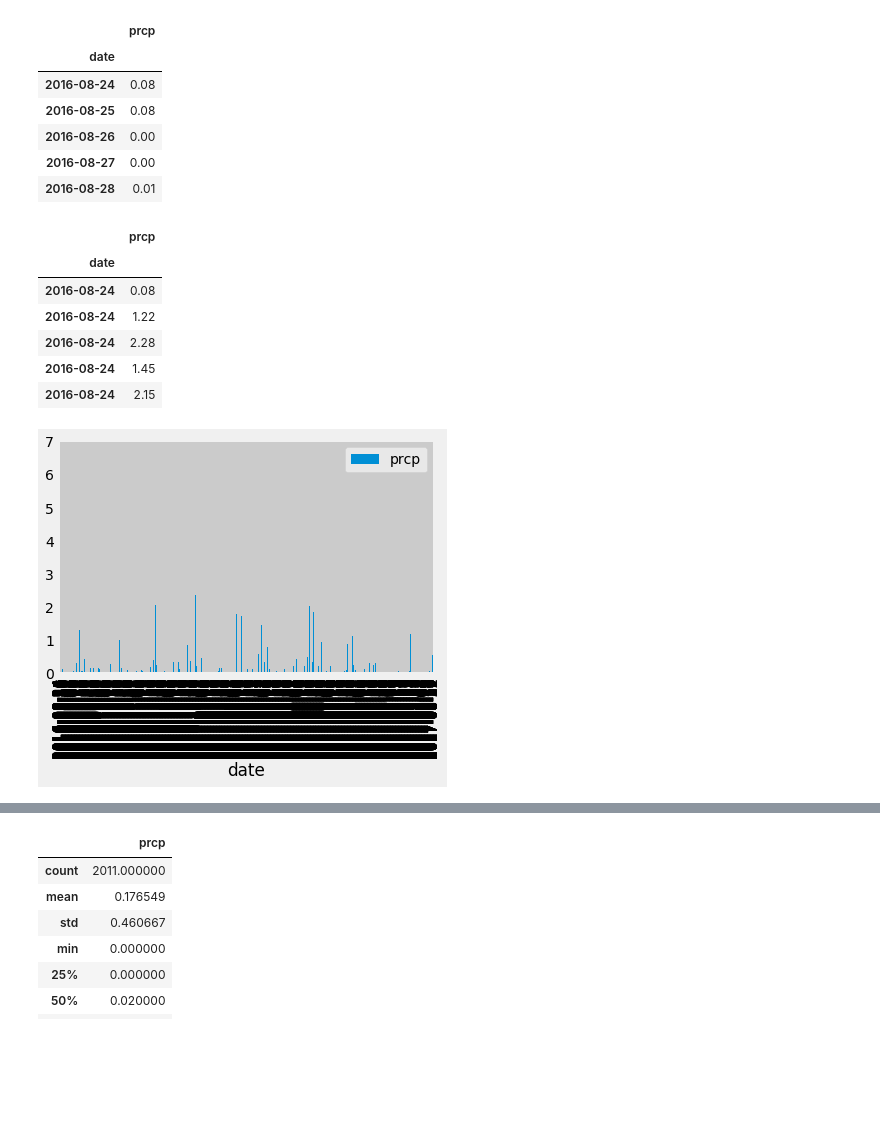
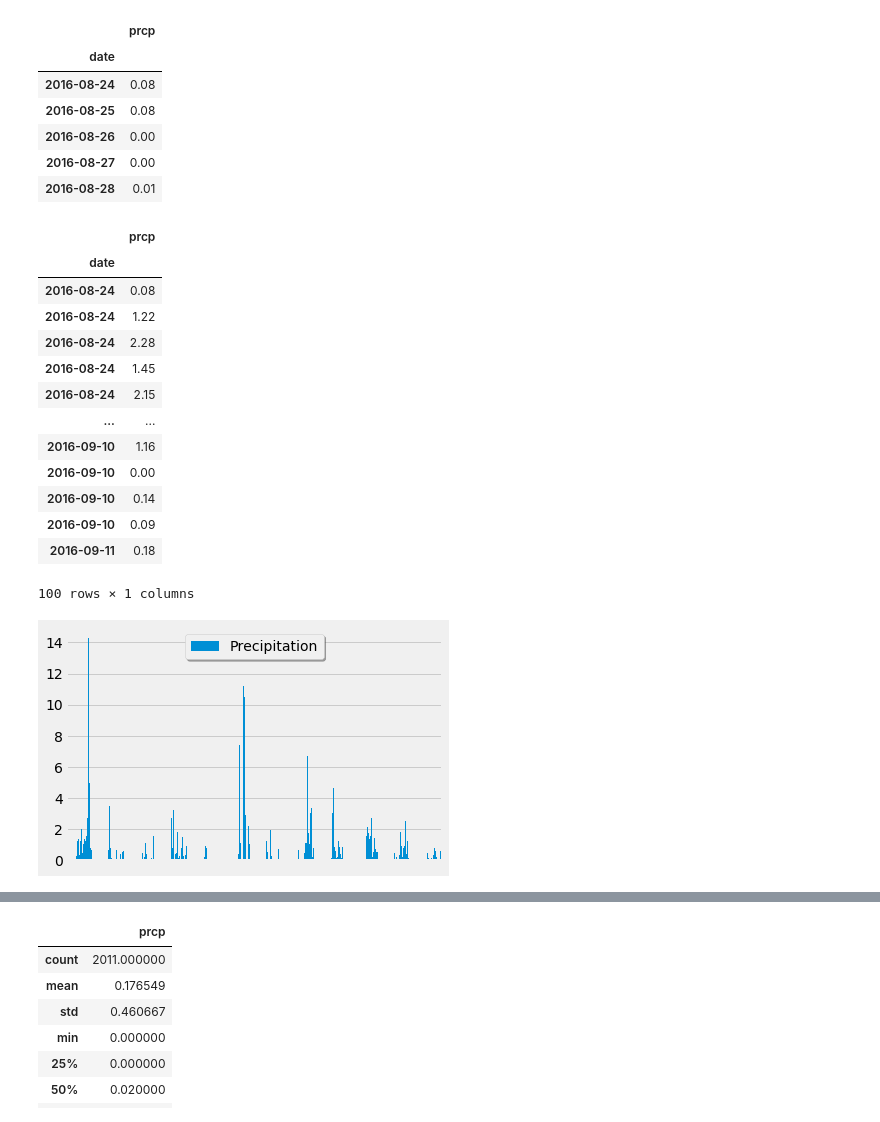
Before and after one commit to ddurnell/sqlalchemy-challenge, a Jupyter notebook: climate_starter.ipynb, the cells around one changed output, grey strips where cells are left out. Saved outputs shown, nothing was run; the diff lists cells and outputs as text; code cells hidden in the pictures; blank space fills up the shorter version.

```diff
--- a/climate_starter.ipynb
+++ b/climate_starter.ipynb
@@ -103,8 +103,8 @@ WHERE measurement.date < ? AND measurement.date > ?
 # %%
 # Save the query results as a Pandas DataFrame and set the index to the date column
 df = pd.read_sql(last_year.statement, session.bind)
-df = df.set_index('date')
-df.head()
+dfd = df.set_index('date')
+dfd.head()
 # %% [output]
 |  | prcp |
 | date |  |
@@ -115,10 +115,9 @@ df.head()
 | 2016-08-28 | 0.01 |
 # %%
 # Sort the dataframe by date
-# pretty sure it already is
-df = df.dropna()
-df = df.sort_index()
-df.head()
+dfd = dfd.dropna()
+dfd = dfd.sort_index()
+dfd.head(100)
 # %% [output]
 |  | prcp |
 | date |  |
@@ -127,39 +126,67 @@ df.head()
 | 2016-08-24 | 2.28 |
 | 2016-08-24 | 1.45 |
 | 2016-08-24 | 2.15 |
+| ... | ... |
+| 2016-09-10 | 1.16 |
+| 2016-09-10 | 0.00 |
+| 2016-09-10 | 0.14 |
+| 2016-09-10 | 0.09 |
+| 2016-09-11 | 0.18 |
+100 rows × 1 columns
 # %%
 # Use Pandas Plotting with Matplotlib to plot the data
-# dfg = df.groupby(['date'])['prcp'].sum().reset_index()
-# print(dfg.head(100))
 
-ax = df.plot.bar()
+dfg = dfd.groupby(['date']).sum()
+dfg.head(20)
+# dfg.to_csv('grouped_data.csv')
+ax = dfg.plot.bar()
+x_axis = ax.axes.get_xaxis()
+x_axis.set_visible(False)
+# plt.legend('Precipitation', loc='upper left')
+L = ax.legend(loc='upper center', bbox_to_anchor=(0.5, 1.00), shadow=True, ncol=2)
+L.get_texts()[0].set_text('Precipitation')
+plt.xlabel('Date')
+
+#print(dfg.head(100))
+
+
+# df.head()
+# df.prcp.plot(kind="bar")
+
+# df.plot(kind="bar")
+#df.prcp.plot(kind="bar")
+
+# dfg = df.groupby(['date']).sum()
+# #print(dfg.head(100))
+
+# ax = dfg.plot.bar()
 # x_axis = ax.axes.get_xaxis()
 # x_axis.set_visible(False)
 
 
 # df['chunk'] = [int((i - 1) / chunk_size) + 1 for i in df.index]
 # df.head()
 # # Group, aggregate and store as new DataFrame
 # pdf = pd.DataFrame(df.groupby(['chunk'])['prcp'].sum())
 
 # fig = plt.figure(figsize=(17, 6))
 # ax = fig.add_subplot(111)
 
 # width = 0.2
 
 # pdf.prcp.plot(kind='bar', color='red', ax=ax, width=width, position=1)
 
 # ax.legend()
 # plt.show()
 
 # dfg = df.groupby('date')
 # ax = dfg.plot.bar()
 # x_axis = ax.axes.get_xaxis()
 # x_axis.set_visible(False)
-# plt.show()
-# plt.close()
+plt.show()
+plt.close()
 # %% [output]
-[figure, old version]
+[figure, new version]
 # %% [markdown]
 ![precipitation](Images/precipitation.png)
 # %%
```
Also changed, not shown: parts of 7 cells of this notebook.
